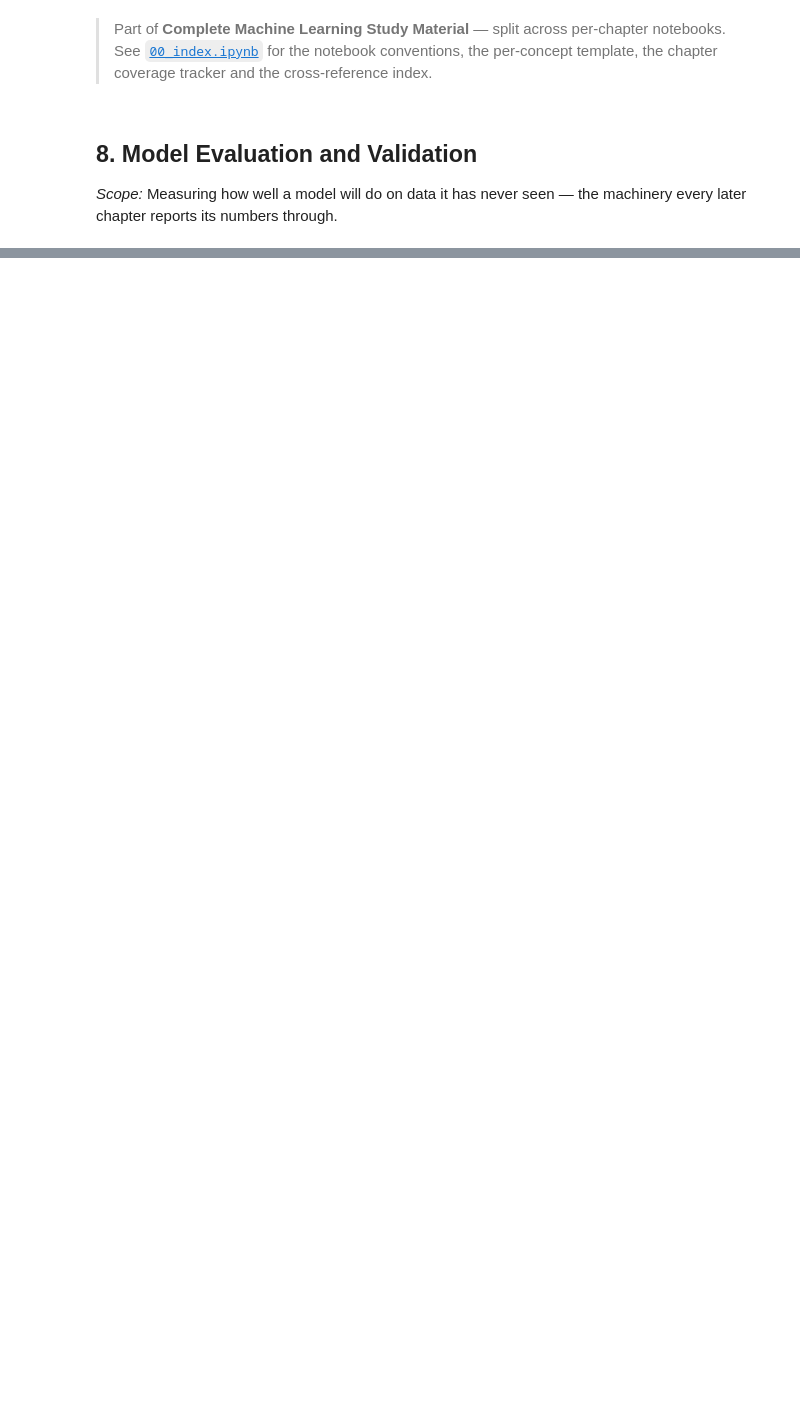
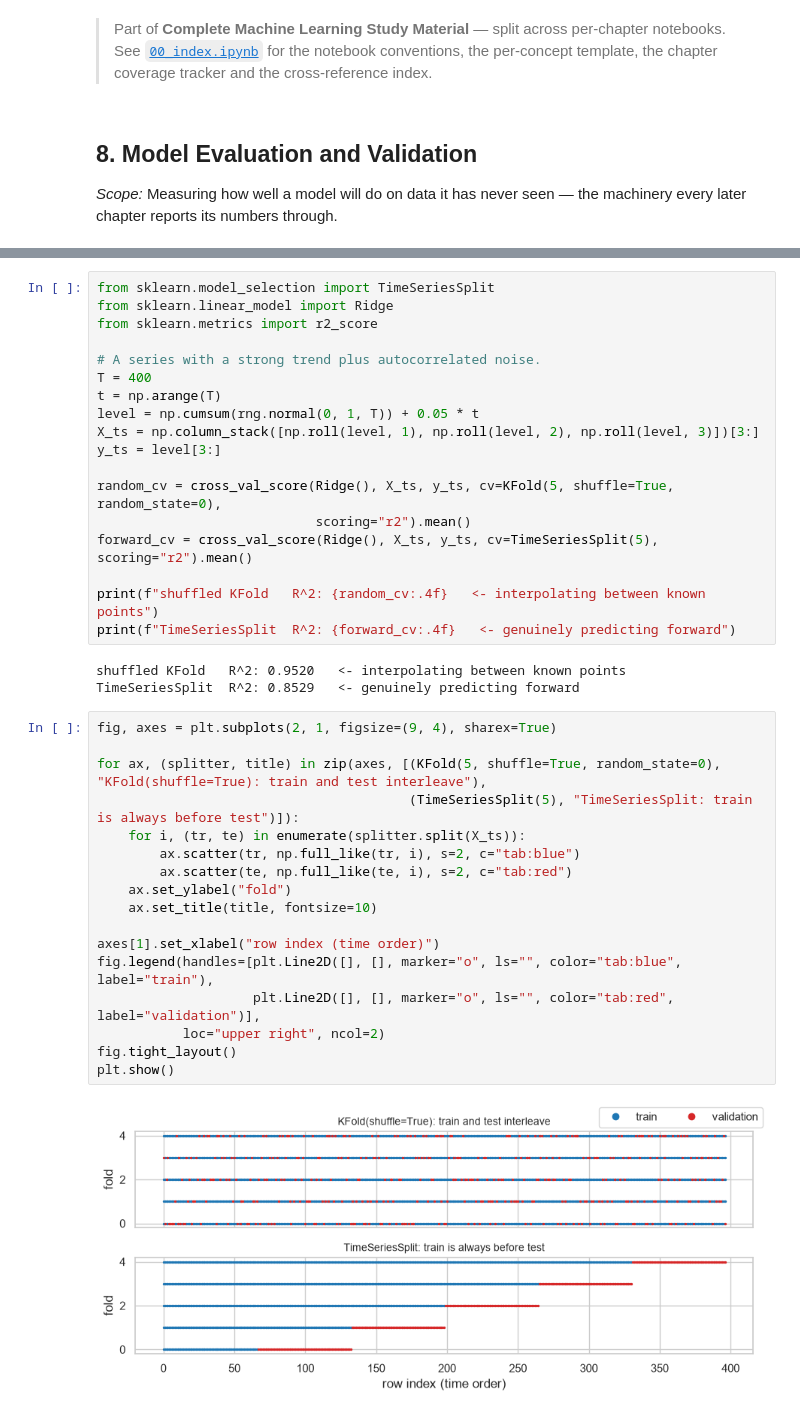
Before and after one commit to Shayan2002Saha/ML_Materials, a Jupyter notebook: 08_model_evaluation_and_validation.ipynb, the cells around one changed output, grey strips where cells are left out. Saved outputs shown, nothing was run; the diff lists cells and outputs as text; blank space fills up the shorter version.

```diff
--- a/08_model_evaluation_and_validation.ipynb
+++ b/08_model_evaluation_and_validation.ipynb
@@ -46,0 +305,40 @@
+# %%
+from sklearn.model_selection import TimeSeriesSplit
+from sklearn.linear_model import Ridge
+from sklearn.metrics import r2_score
+
+# A series with a strong trend plus autocorrelated noise.
+T = 400
+t = np.arange(T)
+level = np.cumsum(rng.normal(0, 1, T)) + 0.05 * t
+X_ts = np.column_stack([np.roll(level, 1), np.roll(level, 2), np.roll(level, 3)])[3:]
+y_ts = level[3:]
+
+random_cv = cross_val_score(Ridge(), X_ts, y_ts, cv=KFold(5, shuffle=True, random_state=0),
+                            scoring="r2").mean()
+forward_cv = cross_val_score(Ridge(), X_ts, y_ts, cv=TimeSeriesSplit(5), scoring="r2").mean()
+
+print(f"shuffled KFold   R^2: {random_cv:.4f}   <- interpolating between known points")
+print(f"TimeSeriesSplit  R^2: {forward_cv:.4f}   <- genuinely predicting forward")
+# %% [output]
+shuffled KFold   R^2: 0.9520   <- interpolating between known points
+TimeSeriesSplit  R^2: 0.8529   <- genuinely predicting forward
+# %%
+fig, axes = plt.subplots(2, 1, figsize=(9, 4), sharex=True)
+
+for ax, (splitter, title) in zip(axes, [(KFold(5, shuffle=True, random_state=0), "KFold(shuffle=True): train and test interleave"),
+                                        (TimeSeriesSplit(5), "TimeSeriesSplit: train is always before test")]):
+    for i, (tr, te) in enumerate(splitter.split(X_ts)):
+        ax.scatter(tr, np.full_like(tr, i), s=2, c="tab:blue")
+        ax.scatter(te, np.full_like(te, i), s=2, c="tab:red")
+    ax.set_ylabel("fold")
+    ax.set_title(title, fontsize=10)
+
+axes[1].set_xlabel("row index (time order)")
+fig.legend(handles=[plt.Line2D([], [], marker="o", ls="", color="tab:blue", label="train"),
+                    plt.Line2D([], [], marker="o", ls="", color="tab:red", label="validation")],
+           loc="upper right", ncol=2)
+fig.tight_layout()
+plt.show()
+# %% [output]
+[figure, added]
```
Also changed, not shown: parts of 102 cells of this notebook, 3 other files.
